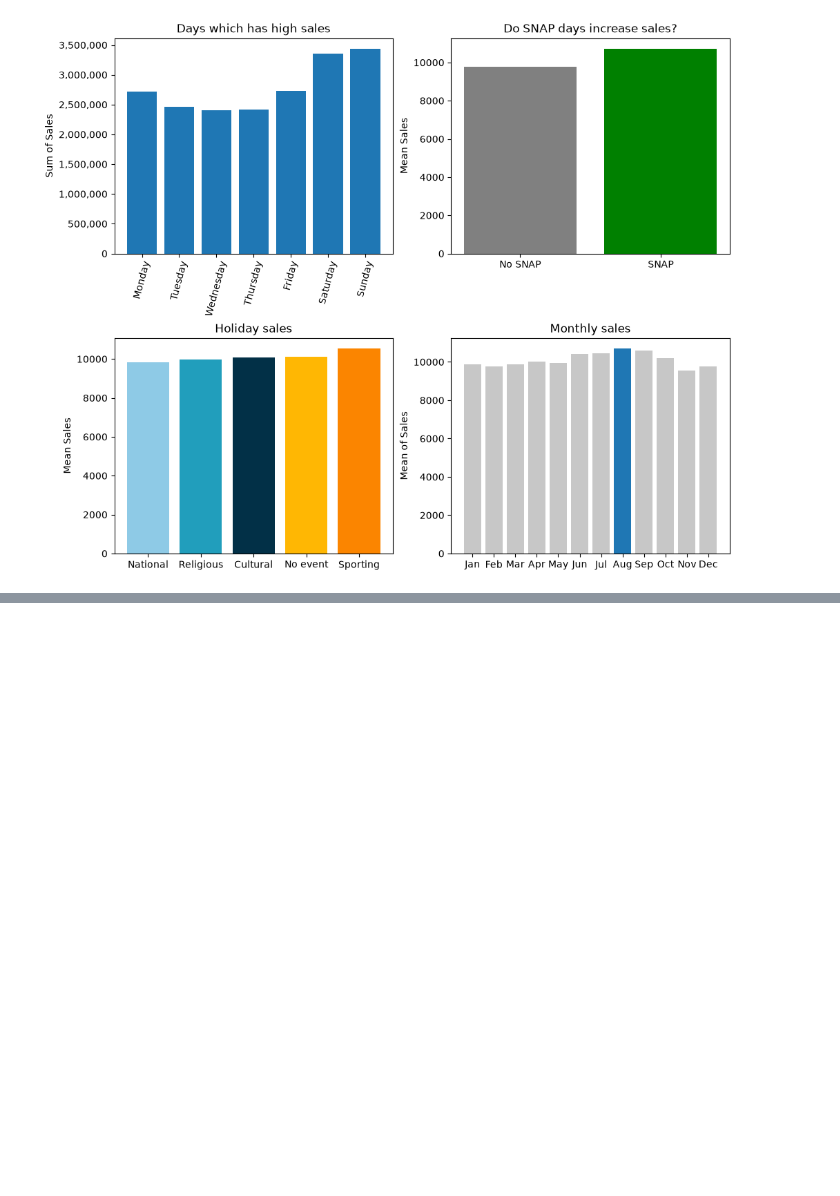
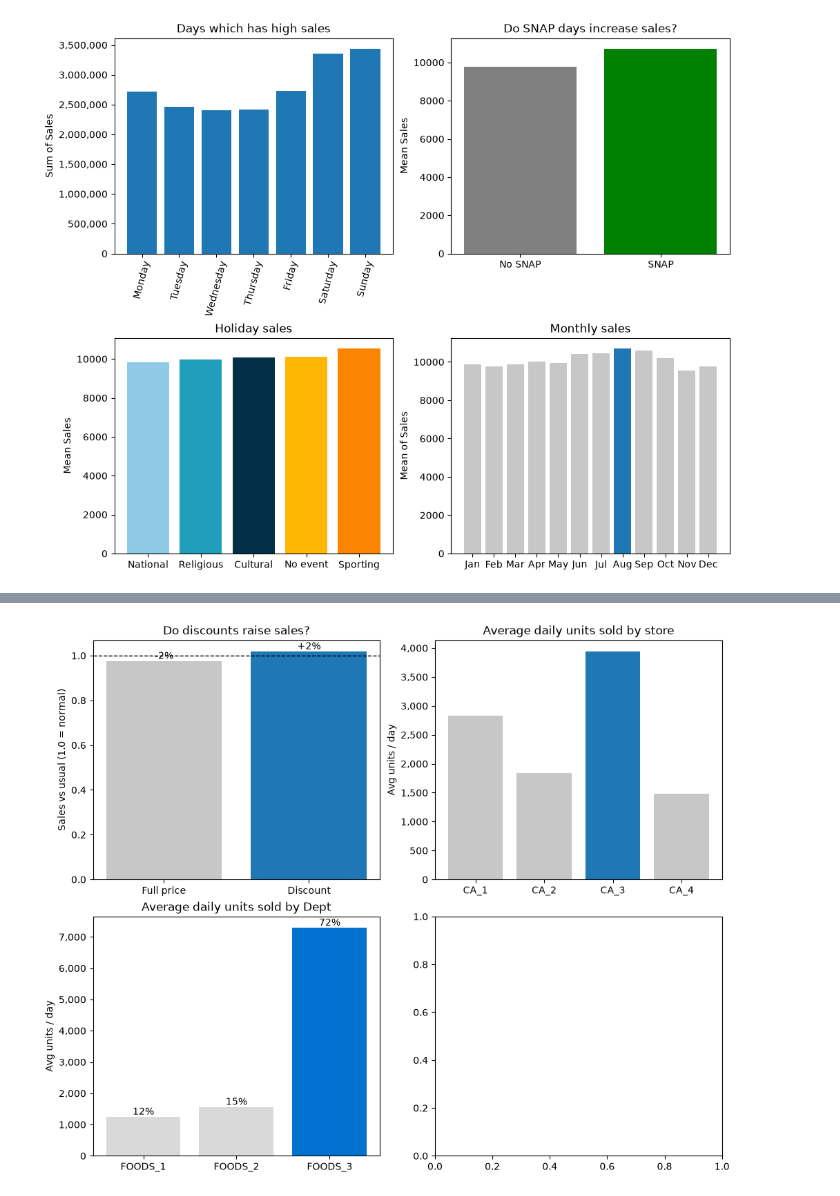
Before and after one commit to Snehil-Raut/Demand-Forecasting, a Jupyter notebook: notebooks/02_eda.ipynb, the cells around one changed output, grey strips where cells are left out. Cells and saved outputs as stored; diff of their text form; code cells hidden in the pictures; blank space fills up the shorter version.

```diff
--- a/notebooks/02_eda.ipynb
+++ b/notebooks/02_eda.ipynb
@@ -127,0 +149,43 @@ Text(0, 0.5, 'Mean of Sales')
+# %%
+# Create a 2x2 grid with a 10x8 inch canvas
+fig, axs = plt.subplots(2, 2, figsize=(10, 8), layout="constrained")
+
+# Do price cuts lead to more units sold?
+normal_price = df_open.groupby('id')['sell_price'].transform('max')
+usual_sales  = df_open.groupby('id')['sales'].transform('mean')
+on_discount  = df_open["sell_price"] < normal_price
+sales_ratio  = df_open['sales'] / usual_sales
+price_effect = sales_ratio.groupby(on_discount).mean()
+price_effect.index = price_effect.index.map({False: "Full price", True: "Discount"})
+
+bars = axs[0,0].bar(price_effect.index, price_effect.values, color=["#c7c7c7", "#1f77b4"])
+axs[0,0].bar_label(bars, labels=[f"{(v-1)*100:+.0f}%" for v in price_effect.values])
+axs[0,0].axhline(1, color="black", linestyle="--", linewidth=1)   # 1.0 = usual sales
+axs[0,0].set_title("Do discounts raise sales?")
+axs[0,0].set_ylabel("Sales vs usual (1.0 = normal)")
+
+# How different 4 stores are
+store_daily = df_open.groupby(["date", "store_id"])["sales"].sum()
+store_avg   = store_daily.groupby(level=1).mean()
+
+colors = ["#1f77b4" if s == store_avg.idxmax() else "#c7c7c7" for s in store_avg.index]
+axs[0,1].bar(store_avg.index, store_avg.values, color=colors)
+axs[0,1].set_title("Average daily units sold by store")
+axs[0,1].set_ylabel("Avg units / day")
+axs[0,1].yaxis.set_major_formatter(FuncFormatter(lambda x, _: f"{x:,.0f}"))
+
+# Which dept of FOODS drive sales
+dept_daily = df_open.groupby(["date", "dept_id"])["sales"].sum()
+dept_avg   = dept_daily.groupby(level=1).mean()
+
+colors = ["#0071CE" if s == dept_avg.idxmax() else "#d9d9d9" for s in dept_avg.index]
+bars = axs[1,0].bar(dept_avg.index, dept_avg.values, color=colors)
+share = dept_avg / dept_avg.sum() * 100
+axs[1,0].bar_label(bars, labels=[f"{p:.0f}%" for p in share])
+axs[1,0].set_title("Average daily units sold by Dept")
+axs[1,0].set_ylabel("Avg units / day")
+axs[1,0].yaxis.set_major_formatter(FuncFormatter(lambda x, _: f"{x:,.0f}"))
+
+# How predictable are items: steady sellers vs rare sellers?
+# %% [output]
+[figure, added]
```
Also changed, not shown: parts of 3 cells of this notebook.
